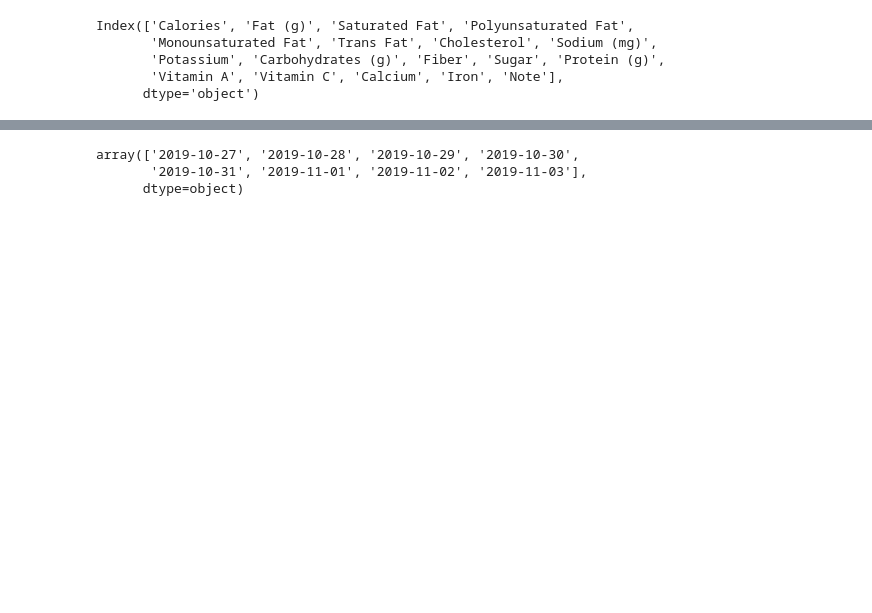
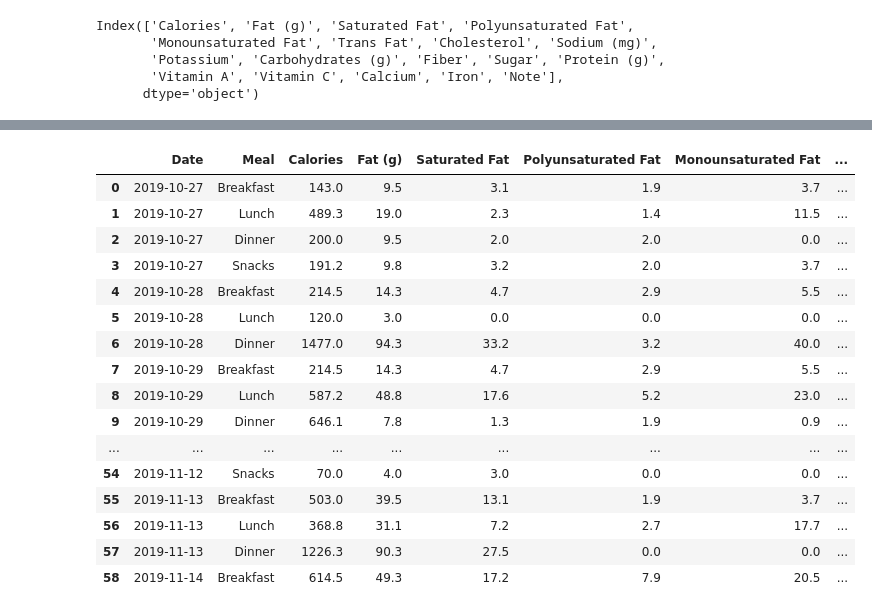
Before and after one commit to Drvikas2021/plotly, a Jupyter notebook: plotly.ipynb, the cells around one changed output, grey strips where cells are left out. Cells and saved outputs as stored; diff of their text form; code cells hidden in the pictures; blank space fills up the shorter version.

```diff
--- a/plotly.ipynb
+++ b/plotly.ipynb
@@ -3,7 +3,7 @@ from plotly.offline import plot
 
 import pandas as pd
 
-df = pd.read_csv("/home/ubuntu/Downloads/diet.csv")
+df = pd.read_csv("/home/ubuntu/Downloads/Nutrition-Summary-2019-10-27-to-2019-11-14.csv")
 
 daily = df.groupby('Date').sum()
 # %%
@@ -26,6 +27,20 @@ fig.show()
-# %%
-daily.index.values
-# %% [output]
-array(['2019-10-27', '2019-10-28', '2019-10-29', '2019-10-30',
-       '2019-10-31', '2019-11-01', '2019-11-02', '2019-11-03'],
-      dtype=object)
+# %%
+df
+# %% [output]
+|  | Date | Meal | Calories | Fat (g) | Saturated Fat | Polyunsaturated Fat | Monounsaturated Fat | ... |
+| 0 | 2019-10-27 | Breakfast | 143.0 | 9.5 | 3.1 | 1.9 | 3.7 | ... |
+| 1 | 2019-10-27 | Lunch | 489.3 | 19.0 | 2.3 | 1.4 | 11.5 | ... |
+| 2 | 2019-10-27 | Dinner | 200.0 | 9.5 | 2.0 | 2.0 | 0.0 | ... |
+| 3 | 2019-10-27 | Snacks | 191.2 | 9.8 | 3.2 | 2.0 | 3.7 | ... |
+| 4 | 2019-10-28 | Breakfast | 214.5 | 14.3 | 4.7 | 2.9 | 5.5 | ... |
+| 5 | 2019-10-28 | Lunch | 120.0 | 3.0 | 0.0 | 0.0 | 0.0 | ... |
+| 6 | 2019-10-28 | Dinner | 1477.0 | 94.3 | 33.2 | 3.2 | 40.0 | ... |
+| 7 | 2019-10-29 | Breakfast | 214.5 | 14.3 | 4.7 | 2.9 | 5.5 | ... |
+| 8 | 2019-10-29 | Lunch | 587.2 | 48.8 | 17.6 | 5.2 | 23.0 | ... |
+| 9 | 2019-10-29 | Dinner | 646.1 | 7.8 | 1.3 | 1.9 | 0.9 | ... |
+| ... | ... | ... | ... | ... | ... | ... | ... | ... |
+| 54 | 2019-11-12 | Snacks | 70.0 | 4.0 | 3.0 | 0.0 | 0.0 | ... |
+| 55 | 2019-11-13 | Breakfast | 503.0 | 39.5 | 13.1 | 1.9 | 3.7 | ... |
+| 56 | 2019-11-13 | Lunch | 368.8 | 31.1 | 7.2 | 2.7 | 17.7 | ... |
+| 57 | 2019-11-13 | Dinner | 1226.3 | 90.3 | 27.5 | 0.0 | 0.0 | ... |
+| 58 | 2019-11-14 | Breakfast | 614.5 | 49.3 | 17.2 | 7.9 | 20.5 | ... |
```
Also changed, not shown: parts of 2 cells of this notebook.
